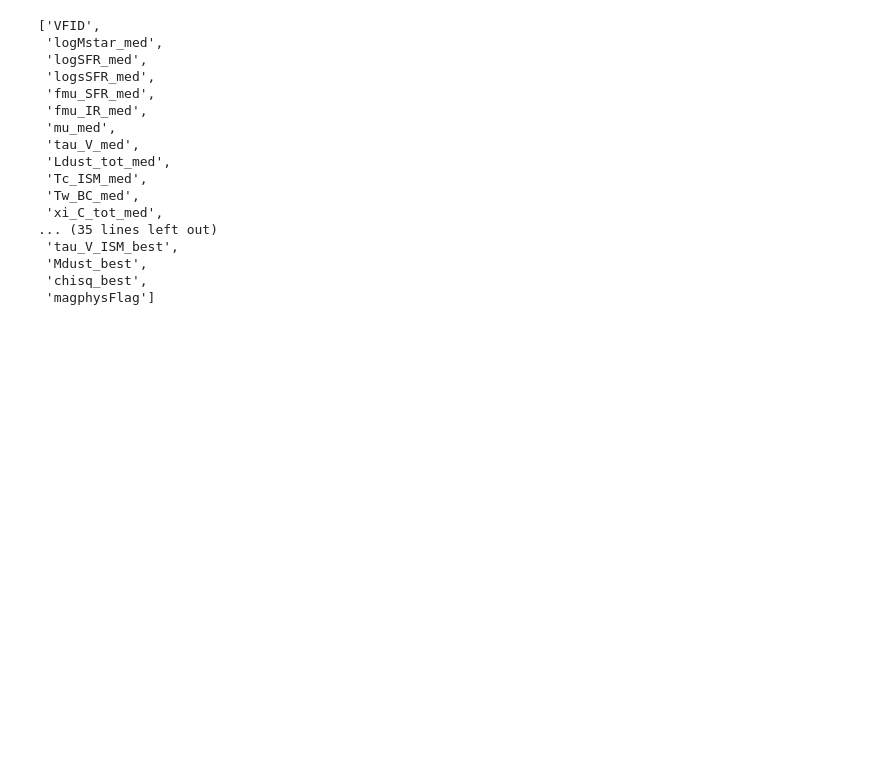
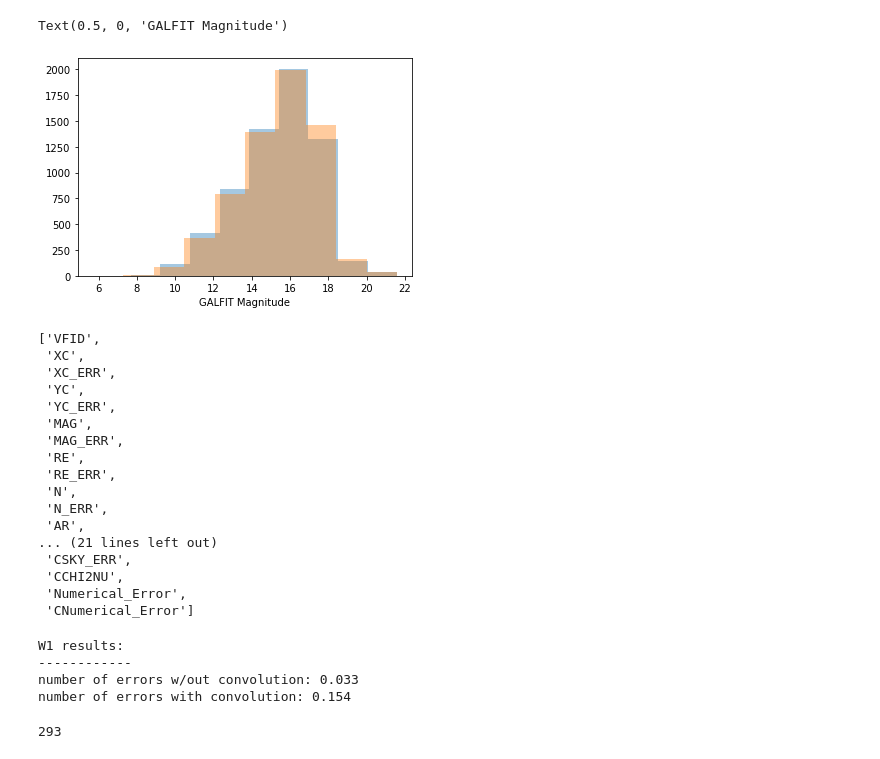
Before and after one commit to rfinn/Virgo, a Jupyter notebook: notebooks/galfit-checks.ipynb, the cells around one changed output. Saved outputs shown, nothing was run; the diff lists cells and outputs as text; code cells hidden in the pictures; blank space fills up the shorter version.

```diff
--- a/notebooks/galfit-checks.ipynb
+++ b/notebooks/galfit-checks.ipynb
@@ -46,0 +106,15 @@ plt.plot(xline,xline,'k--')
+# %%
+# histogram of magnitudes
+
+plt.figure()
+y1 = v.galfit_r['MAG']
+y2 = v.galfit_r['CMAG']
+
+flag = (v.galfit_r['CMAG'] > 0) & (v.galfit_r['MAG'] > 0)
+flag = flag & ~v.galfit_r['CNumerical_Error'] & ~v.galfit_r['Numerical_Error']
+plt.hist(y1[flag],alpha=.4)
+plt.hist(y2[flag],alpha=.4)
+plt.xlabel('GALFIT Magnitude')
+# %% [output]
+Text(0.5, 0, 'GALFIT Magnitude')
+[figure, added]
@@ -47,20 +123,31 @@ plt.plot(xline,xline,'k--')
 # %%
-v.magphys.colnames
+v.galfit_W1.colnames
 # %% [output]
 ['VFID',
- 'logMstar_med',
- 'logSFR_med',
- 'logsSFR_med',
- 'fmu_SFR_med',
- 'fmu_IR_med',
- 'mu_med',
- 'tau_V_med',
- 'Ldust_tot_med',
- 'Tc_ISM_med',
- 'Tw_BC_med',
- 'xi_C_tot_med',
-... (35 lines left out)
- 'tau_V_ISM_best',
- 'Mdust_best',
- 'chisq_best',
- 'magphysFlag']
+ 'XC',
+ 'XC_ERR',
+ 'YC',
+ 'YC_ERR',
+ 'MAG',
+ 'MAG_ERR',
+ 'RE',
+ 'RE_ERR',
+ 'N',
+ 'N_ERR',
+ 'AR',
+... (21 lines left out)
+ 'CSKY_ERR',
+ 'CCHI2NU',
+ 'Numerical_Error',
+ 'CNumerical_Error']
+# %%
+# number of failures
+print("W1 results:")
+print("------------")
+print(f"number of errors w/out convolution: {np.sum(v.galfit_W1['Numerical_Error'])/len(v.galfit_W1):.03f}")
+print(f"number of errors with convolution: {np.sum(v.galfit_W1['CNumerical_Error'])/len(v.galfit_W1):.03f}")
+# %% [output]
+W1 results:
+------------
+number of errors w/out convolution: 0.033
+number of errors with convolution: 0.154
@@ -66,0 +156,4 @@ v.magphys.colnames
+# %%
+len(v.galfit_W1) - np.sum(W1galfitflag)
+# %% [output]
+293
```
Also changed, not shown: parts of 25 cells of this notebook, 3 other files.
